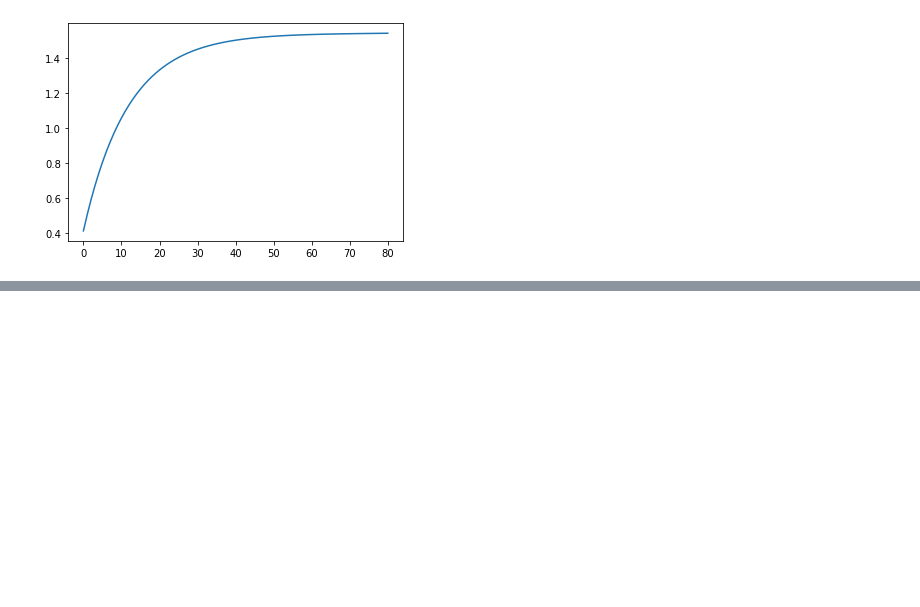
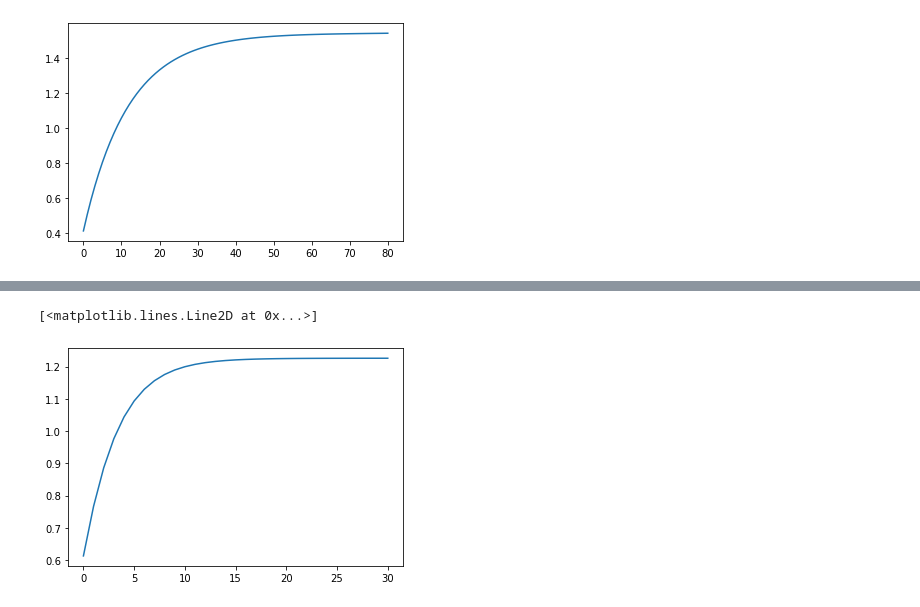
Before and after one commit to kenjisato/hasumi-book, a Jupyter notebook: 2-4-Ramsey.ipynb, the cells around one changed output, grey strips where cells are left out. Drawn from its saved outputs; the diff is of its cells as text; code cells hidden in the pictures; blank space fills up the shorter version.

```diff
--- a/2-4-Ramsey.ipynb
+++ b/2-4-Ramsey.ipynb
@@ -162,0 +206,5 @@ plt.plot(c_sol)
+# %%
+plt.plot(k_sol_below)
+# %% [output]
+[<matplotlib.lines.Line2D at 0x...>]
+[figure, added]
```
Also changed, not shown: parts of 15 cells of this notebook.
